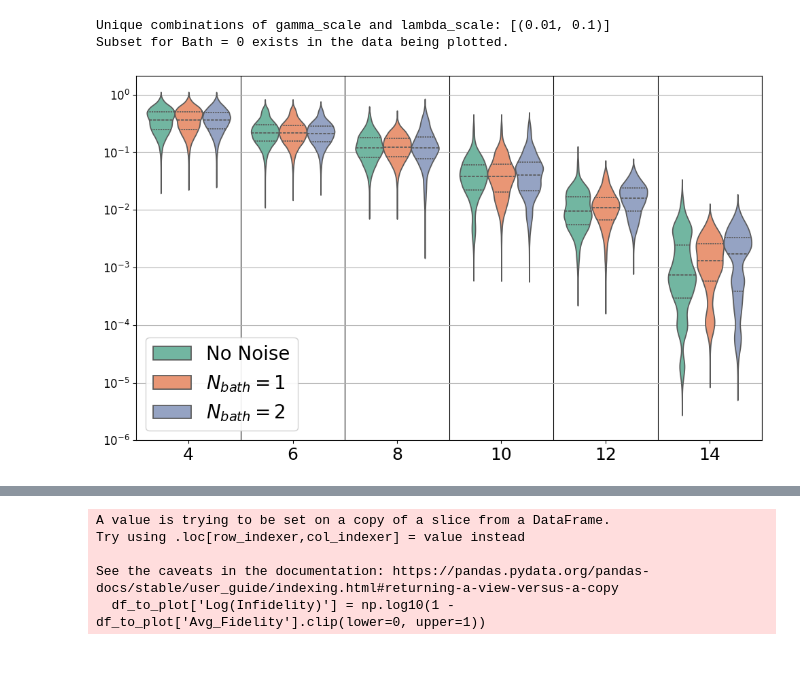
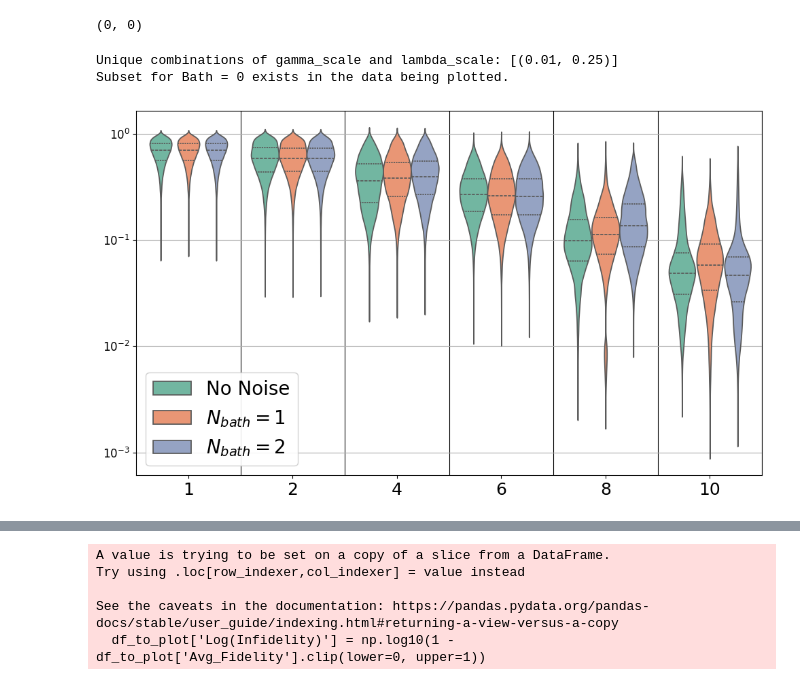
Before and after one commit to sophieblock/qrc, a Jupyter notebook: digital_noise.ipynb, the cells around one changed output, grey strips where cells are left out. Cells and saved outputs as stored; diff of their text form; code cells hidden in the pictures.

```diff
--- a/digital_noise.ipynb
+++ b/digital_noise.ipynb
@@ -125,19 +127,19 @@ def read_jax_file(file_path):
         return costs, fidelity, total_params, test_results, grads_per_epoch, bath_params
 # Main extraction loop
 N_ctrls = [2]
-train_sizes = {2: 20}
-num_epochs = 1000
+train_sizes = {2: 10}
+num_epochs = 1500
 optimal_min_error = 1e-9
 optimal_jitter_scale = 1e-10
-base_path = './digital_results_trainable_baths/'
+base_path = './digital_results_trainable_baths_realistic/'
 rows = []
 selected_bath_factors = [1.0]
 selected_gamma_scales =[0.01]
-selected_lambda_scales =  [0.1]
+selected_lambda_scales =  [0.25]
 
 for N_ctrl in N_ctrls:
     training_size = train_sizes[N_ctrl]
-    training_folder = f'trainsize_{training_size}_epoch{num_epochs}'
+    training_folder = f'trainsize_{training_size}_epoch{num_epochs}_per_param_opt'
 
     for bath_factor in selected_bath_factors:
         bath_folder_path = os.path.join(base_path, training_folder, f'bath_factor_{bath_factor}')
@@ -252,8 +254,12 @@ for N_ctrl in N_ctrls:
 
 # Create a DataFrame from rows
 all_data_df = pd.DataFrame(rows)
+# %%
+all_data_df.shape
+# %% [output]
+(0, 0)
 # %%
-def plot_infidelity_by_scales(data_df, N_C=1, trotter_steps=None, bath_factors=None, gamma_scales=None, lambda_scales=None):
+def plot_error_by_scales(data_df, N_C=1, trotter_steps=None, bath_factors=None, gamma_scales=None, lambda_scales=None):
     """
     Plot infidelity (log scale) for specific combinations of bath_factors, gamma_scales, and lambda_scales,
     including the case for no noise (N_bath = 0).
@@ -334,7 +340,7 @@ def plot_infidelity_by_scales(data_df, N_C=1, trotter_steps=None, bath_factors=N
             hue='Bath',
             data=all_test_results,
             ax=ax,
-            density_norm='width',
+            density_norm='count',
             palette='Set2',
             inner="quart",
             zorder=2
@@ -353,36 +359,36 @@ def plot_infidelity_by_scales(data_df, N_C=1, trotter_steps=None, bath_factors=N
         #     f'$\\gamma_{{scale}} = {gamma_scale}, \\lambda_{{scale}} = {lambda_scale}$ Non-Markovian Noise (digital)',
         #     fontsize=20
         # )
         ax.set_xlabel(None)
         ax.set_ylabel(None)
 
         # Adjust Y-ticks for log scale
         y_ticks = ax.get_yticks()
         whole_y_ticks = [tick for tick in y_ticks if tick == int(tick) and tick <= 0]
         min_tick = min(whole_y_ticks)
         max_tick = max(whole_y_ticks)
         whole_y_ticks = np.arange(min_tick, max_tick + 1, 1)
 
         ax.set_yticks(whole_y_ticks)
         ax.set_yticklabels([f'$10^{{{int(tick)}}}$' for tick in whole_y_ticks])
 
         # Adjust tick sizes
         ax.tick_params(axis='y', labelsize=12)
         ax.tick_params(axis='x', labelsize=18)
 
     plt.tight_layout()
     plt.show()
 
 # Example call
-plot_infidelity_by_scales(
+plot_error_by_scales(
     all_data_df,
     N_C=2,
-    trotter_steps=[4,6,8,10,12,14],
+    trotter_steps=[1,2,4,6,8,10,12,14],
     bath_factors=[1.0],
-    gamma_scales=[0.01,0.1],
-    lambda_scales=[0.01, 0.1]
+    gamma_scales=[0.01],
+    lambda_scales=[0.25, 0.1]
 )
 # %% [output]
-Unique combinations of gamma_scale and lambda_scale: [(0.01, 0.1)]
+Unique combinations of gamma_scale and lambda_scale: [(0.01, 0.25)]
 Subset for Bath = 0 exists in the data being plotted.
-[figure, old version]
+[figure, new version]
```
Also changed, not shown: parts of 8 cells of this notebook.
